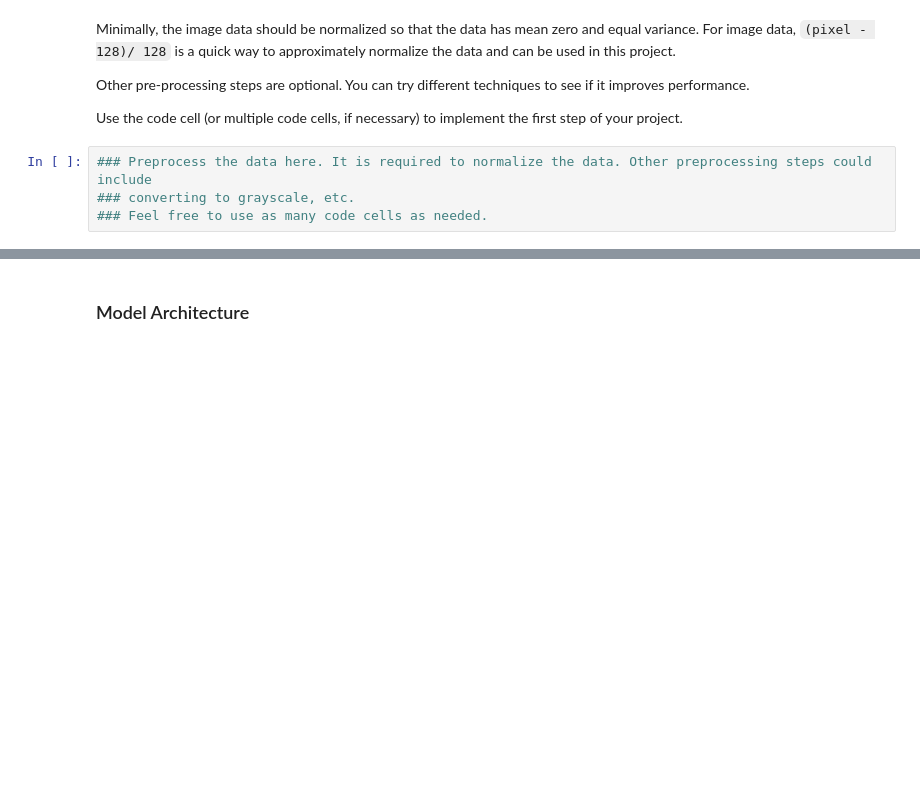
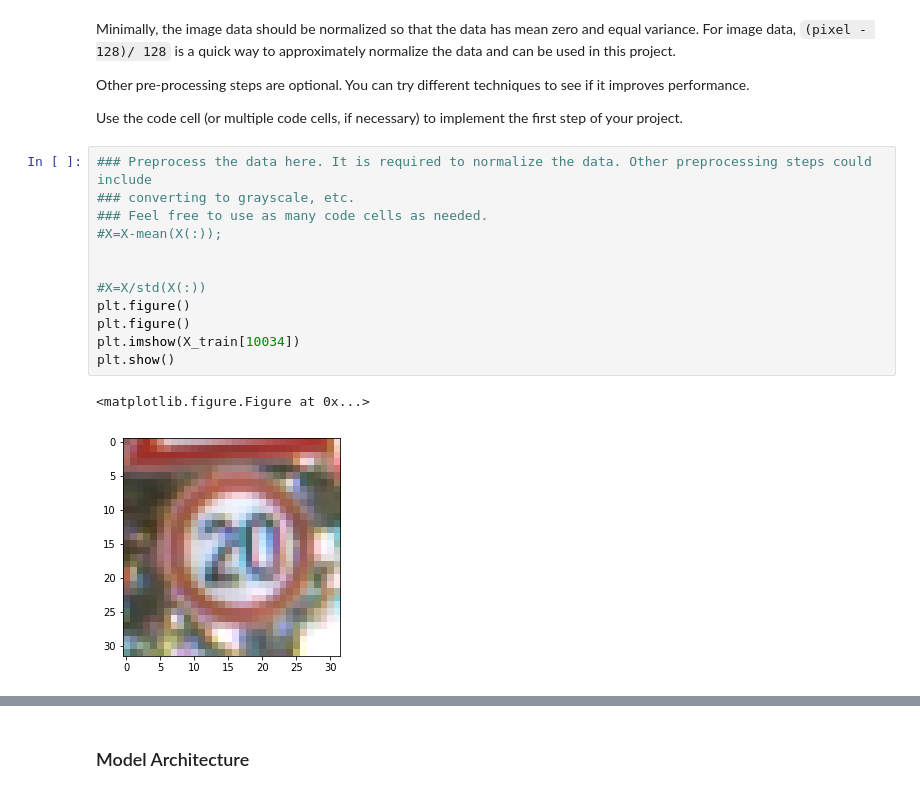
Before and after one commit to AlexSchizoid/CarND-Traffic-Sign-Classifier-Project, a Jupyter notebook: Traffic_Sign_Classifier.ipynb, the cells around one changed output, grey strips where cells are left out. Saved outputs shown, nothing was run; the diff lists cells and outputs as text; blank space fills up the shorter version.

```diff
--- a/Traffic_Sign_Classifier.ipynb
+++ b/Traffic_Sign_Classifier.ipynb
@@ -534,4 +534,15 @@ Use the code cell (or multiple code cells, if necessary) to implement the first
 # %%
 ### Preprocess the data here. It is required to normalize the data. Other preprocessing steps could include
 ### converting to grayscale, etc.
 ### Feel free to use as many code cells as needed.
+#X=X-mean(X(:));
+
+
+#X=X/std(X(:))
+plt.figure()
+plt.figure()
+plt.imshow(X_train[10034])
+plt.show()
+# %% [output]
+<matplotlib.figure.Figure at 0x...>
+[figure, added]
```
Also changed, not shown: parts of 3 cells of this notebook.
